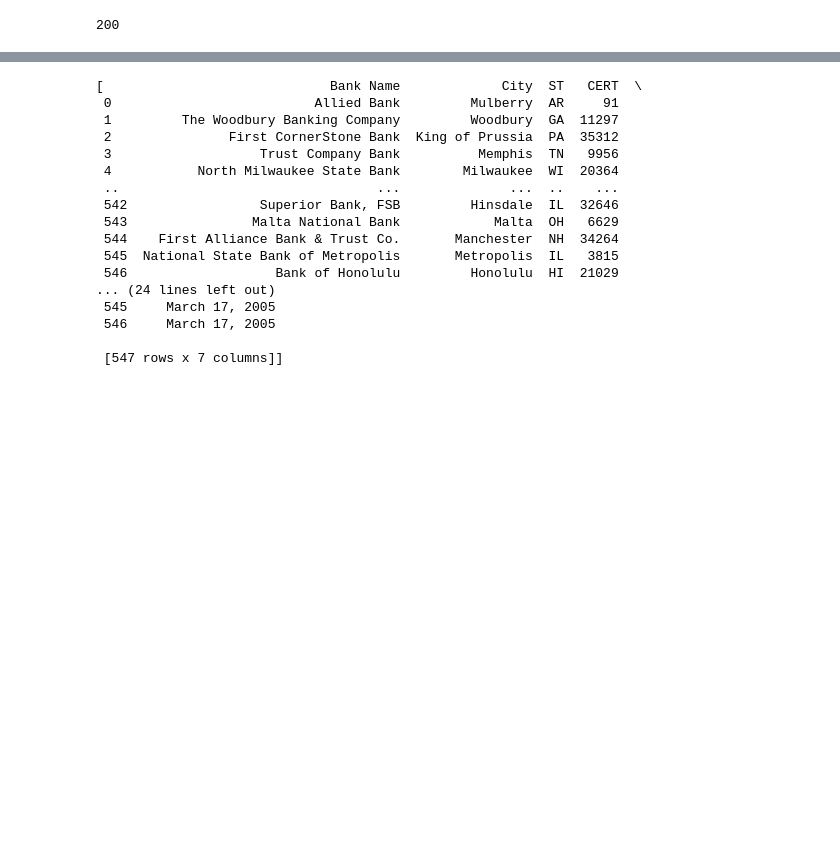
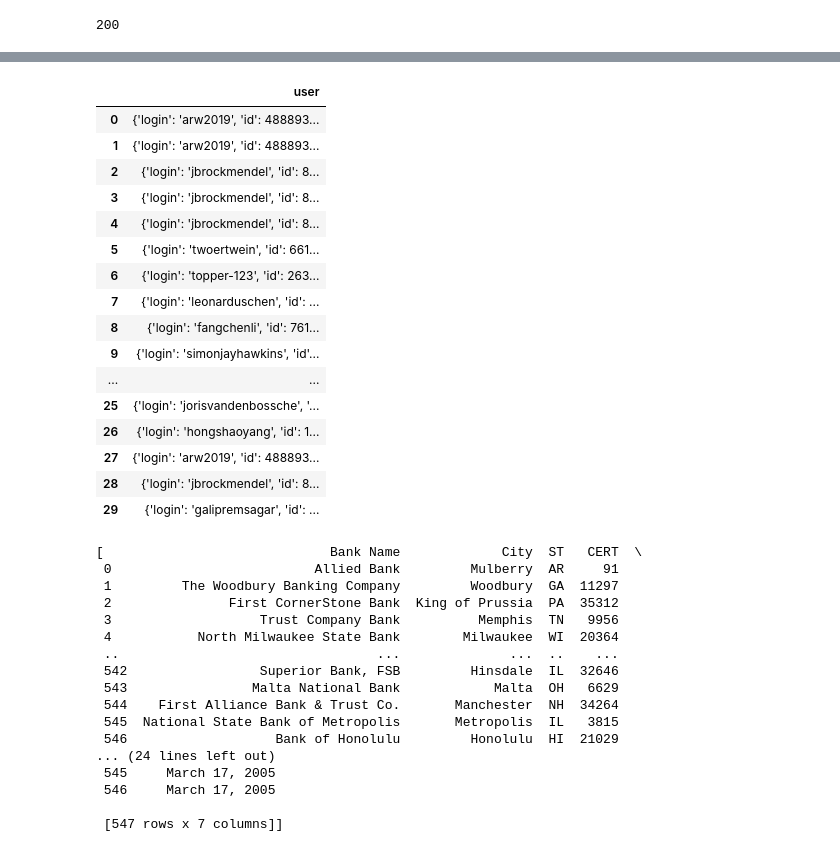
Before and after one commit to vishalgupta50/mlpractice, a Jupyter notebook: Practice/Pandas/pandas2/pandas_2_with_api_and_json_operation.ipynb, the cells around one changed output, grey strips where cells are left out. Drawn from its saved outputs; the diff is of its cells as text; code cells hidden in the pictures; blank space fills up the shorter version.

Commit message:
json_operation_continued

```diff
--- a/Practice/Pandas/pandas2/pandas_2_with_api_and_json_operation.ipynb
+++ b/Practice/Pandas/pandas2/pandas_2_with_api_and_json_operation.ipynb
@@ -131,0 +112,3 @@ data.json()
+# %%
+json_data = data.json()
+json_data
@@ -131,0 +133,3 @@ data.json()
+# %%
+json_dataframe = pd.DataFrame(json_data)
+json_dataframe.head()
@@ -132,3 +144,23 @@ data.json()
+# %%
+json_dataframe[['user']]
+# %% [output]
+|  | user |
+| 0 | {'login': 'arw2019', 'id': 488893... |
+| 1 | {'login': 'arw2019', 'id': 488893... |
+| 2 | {'login': 'jbrockmendel', 'id': 8... |
+| 3 | {'login': 'jbrockmendel', 'id': 8... |
+| 4 | {'login': 'jbrockmendel', 'id': 8... |
+| 5 | {'login': 'twoertwein', 'id': 661... |
+| 6 | {'login': 'topper-123', 'id': 263... |
+| 7 | {'login': 'leonarduschen', 'id': ... |
+| 8 | {'login': 'fangchenli', 'id': 761... |
+| 9 | {'login': 'simonjayhawkins', 'id'... |
+| ... | ... |
+| 25 | {'login': 'jorisvandenbossche', '... |
+| 26 | {'login': 'hongshaoyang', 'id': 1... |
+| 27 | {'login': 'arw2019', 'id': 488893... |
+| 28 | {'login': 'jbrockmendel', 'id': 8... |
+| 29 | {'login': 'galipremsagar', 'id': ... |
 # %%
 # type casting in data
 # %%
```
Also changed, not shown: parts of 3 cells of this notebook.
